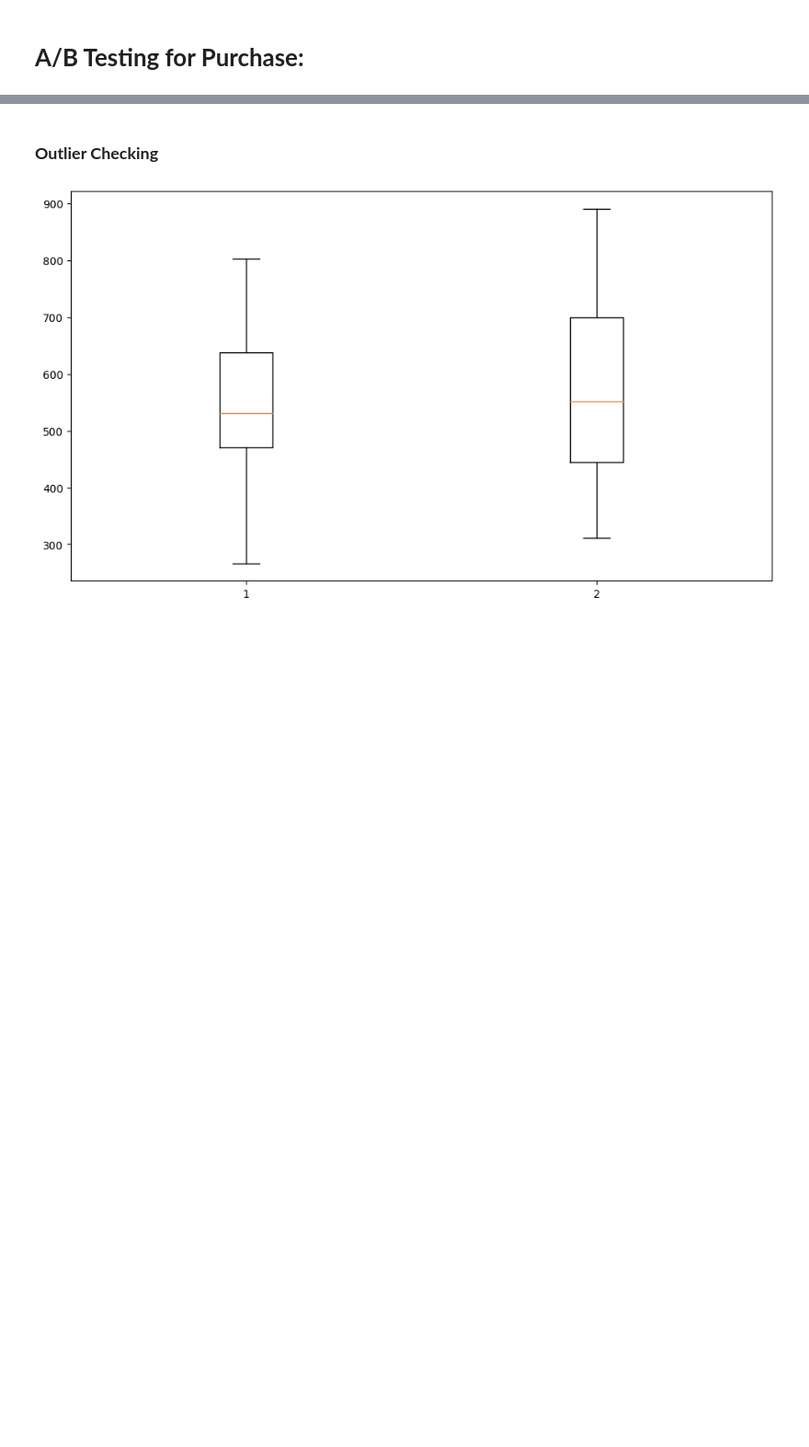
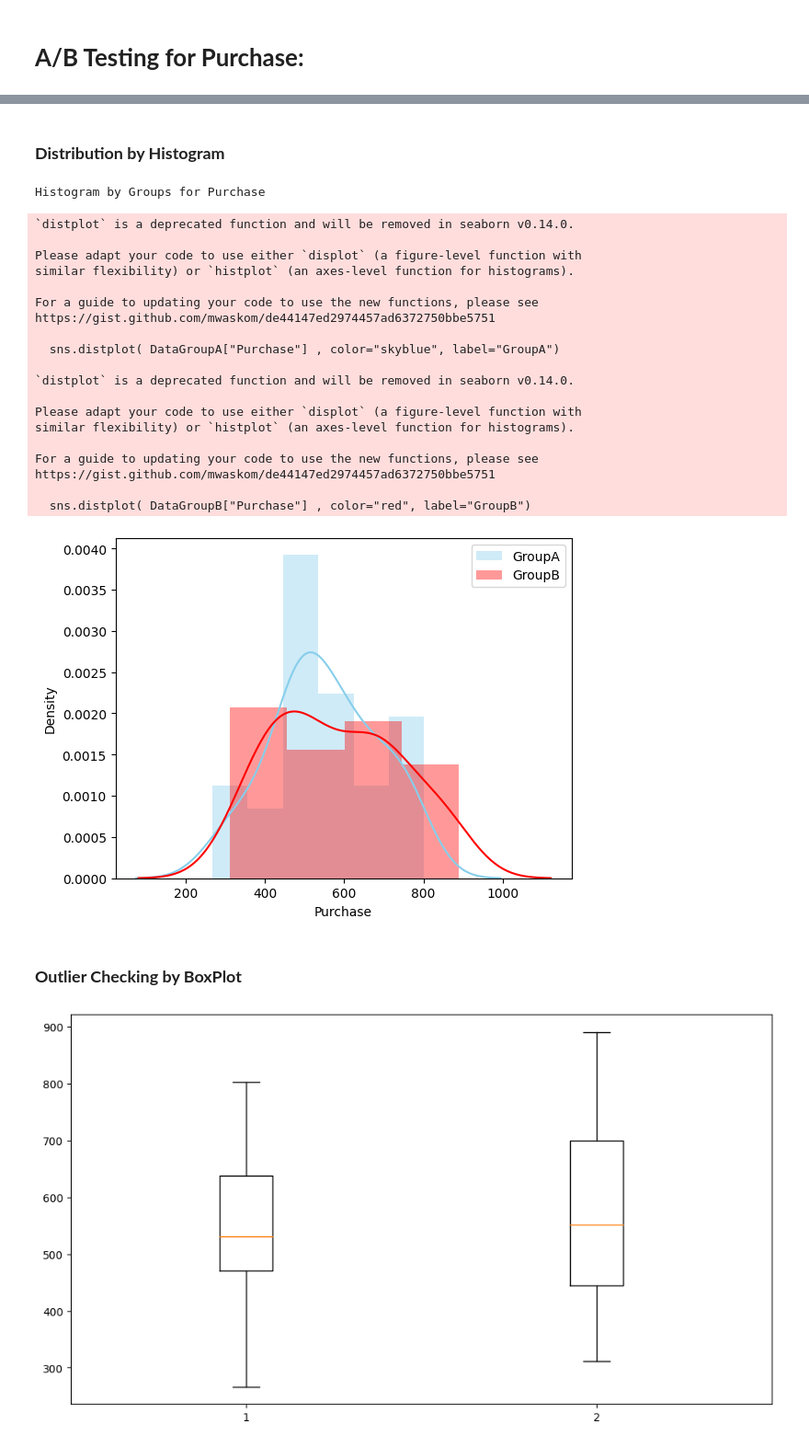
Before and after one commit to PervejHosen/DS_Projects, a Jupyter notebook: Project_01_A_B_Testing_Using_Python.ipynb, the cells around one changed output, grey strips where cells are left out. Shown at 92% size. Drawn from its saved outputs; the diff is of its cells as text; code cells hidden in the pictures; blank space fills up the shorter version.

```diff
--- a/Project_01_A_B_Testing_Using_Python.ipynb
+++ b/Project_01_A_B_Testing_Using_Python.ipynb
@@ -341,5 +313,37 @@ https://gist.github.com/mwaskom/de44147ed2974457ad6372750bbe5751
+# %% [markdown]
+### **Distribution by Histogram**
+# %%
+print("Histogram by Groups for Purchase", "\n")
+#sns.displot(Data, x=x, hue="Group", element="step", kde=True)
+#plt.show()
+sns.distplot( DataGroupA["Purchase"] , color="skyblue", label="GroupA")
+sns.distplot( DataGroupB["Purchase"] , color="red", label="GroupB")
+plt.legend()
+plt.show()
+# %% [output]
+Histogram by Groups for Purchase
+`distplot` is a deprecated function and will be removed in seaborn v0.14.0.
+
+Please adapt your code to use either `displot` (a figure-level function with
+similar flexibility) or `histplot` (an axes-level function for histograms).
+
+For a guide to updating your code to use the new functions, please see
+https://gist.github.com/mwaskom/de44147ed2974457ad6372750bbe5751
+
+  sns.distplot( DataGroupA["Purchase"] , color="skyblue", label="GroupA")
+
+`distplot` is a deprecated function and will be removed in seaborn v0.14.0.
+
+Please adapt your code to use either `displot` (a figure-level function with
+similar flexibility) or `histplot` (an axes-level function for histograms).
+
+For a guide to updating your code to use the new functions, please see
+https://gist.github.com/mwaskom/de44147ed2974457ad6372750bbe5751
+
+  sns.distplot( DataGroupB["Purchase"] , color="red", label="GroupB")
+[figure, added]
 # %% [markdown]
-### **Outlier Checking**
+### **Outlier Checking by BoxPlot**
 # %%
 data = [DataGroupA["Purchase"], DataGroupB["Purchase"]]
 fig = plt.figure(figsize =(9, 5))
```
Also changed, not shown: parts of 38 cells of this notebook.
